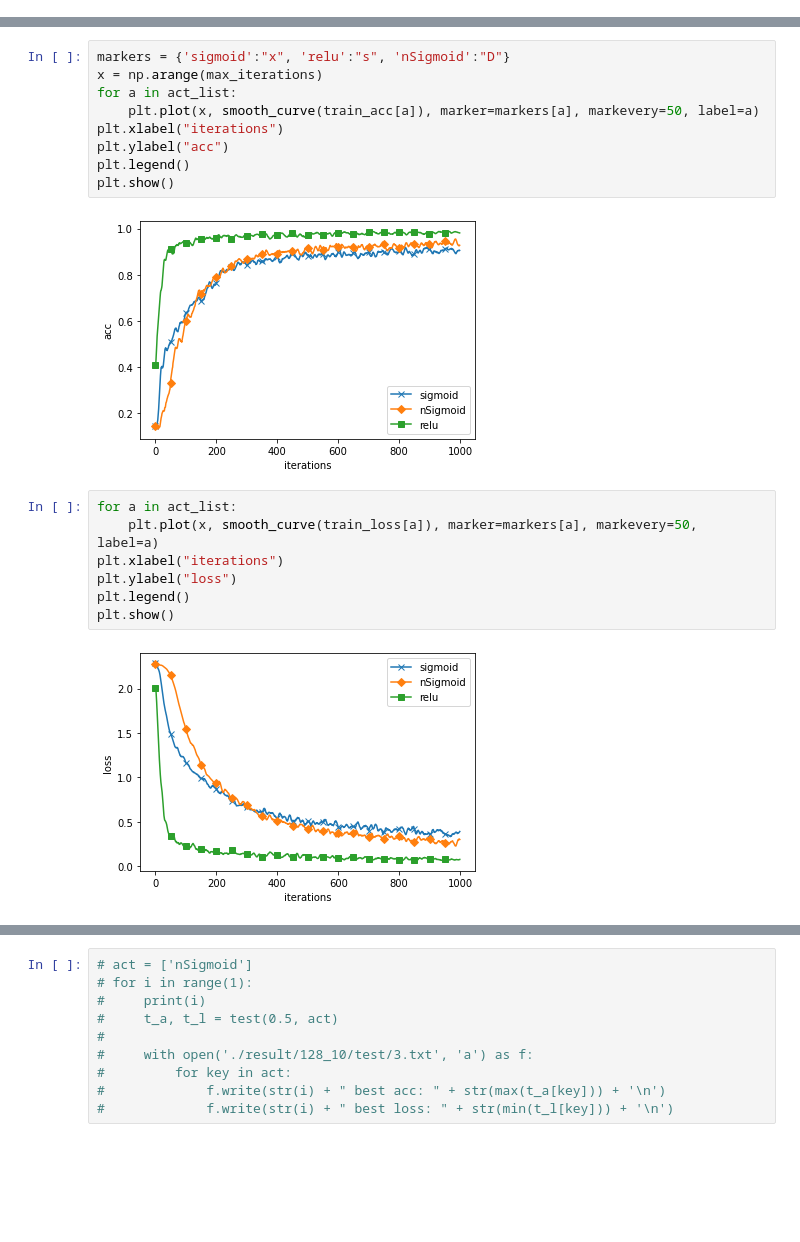
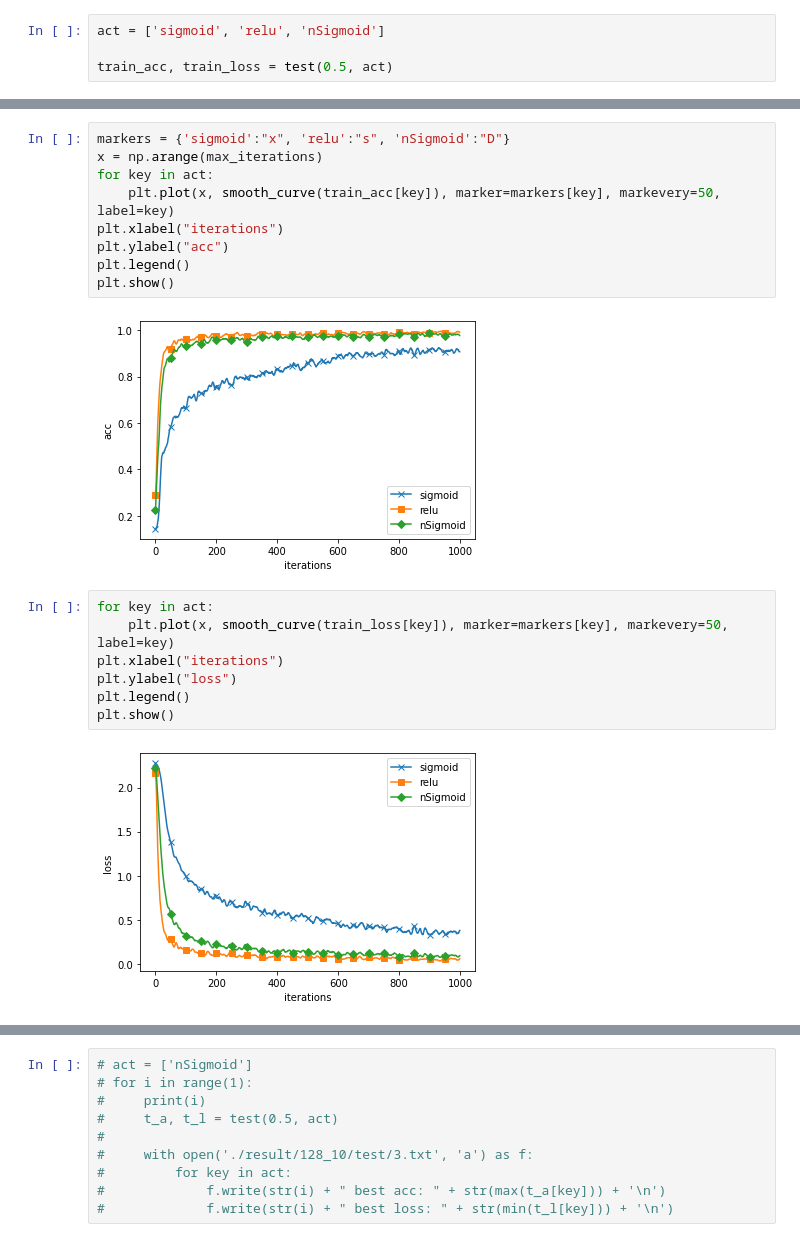
Before and after one commit to dinleo/Learning, a Jupyter notebook: Py_Code/AI_Learning/mnist/act_test.ipynb, the cells around one changed output, grey strips where cells are left out. Drawn from its saved outputs; the diff is of its cells as text; blank space fills up the shorter version.

```diff
--- a/Py_Code/AI_Learning/mnist/act_test.ipynb
+++ b/Py_Code/AI_Learning/mnist/act_test.ipynb
@@ -66,0 +53,4 @@ relu loss:0.089021966814962
+# %%
+act = ['sigmoid', 'relu', 'nSigmoid']
+
+train_acc, train_loss = test(0.5, act)
@@ -67,23 +75,23 @@ relu loss:0.089021966814962
 # %%
 markers = {'sigmoid':"x", 'relu':"s", 'nSigmoid':"D"}
 x = np.arange(max_iterations)
-for a in act_list:
-    plt.plot(x, smooth_curve(train_acc[a]), marker=markers[a], markevery=50, label=a)
+for key in act:
+    plt.plot(x, smooth_curve(train_acc[key]), marker=markers[key], markevery=50, label=key)
 plt.xlabel("iterations")
 plt.ylabel("acc")
 plt.legend()
 plt.show()
 # %% [output]
-[figure, old version]
+[figure, new version]
 # %%
-for a in act_list:
-    plt.plot(x, smooth_curve(train_loss[a]), marker=markers[a], markevery=50, label=a)
+for key in act:
+    plt.plot(x, smooth_curve(train_loss[key]), marker=markers[key], markevery=50, label=key)
 plt.xlabel("iterations")
 plt.ylabel("loss")
 plt.legend()
 plt.show()
 # %% [output]
-[figure, old version]
+[figure, new version]
 # %%
 for key in act:
     print(key + " best acc:" + str(max(train_acc[key])))
```
Also changed, not shown: parts of 4 cells of this notebook, 1 other file.
